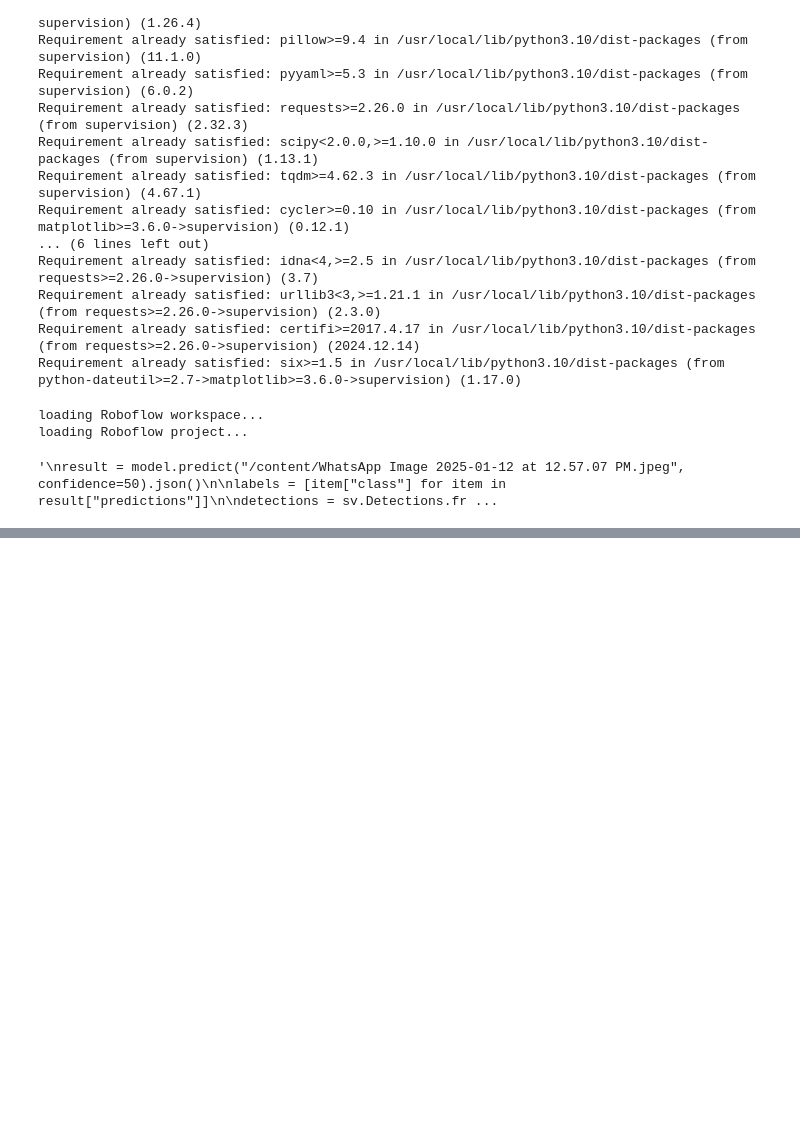
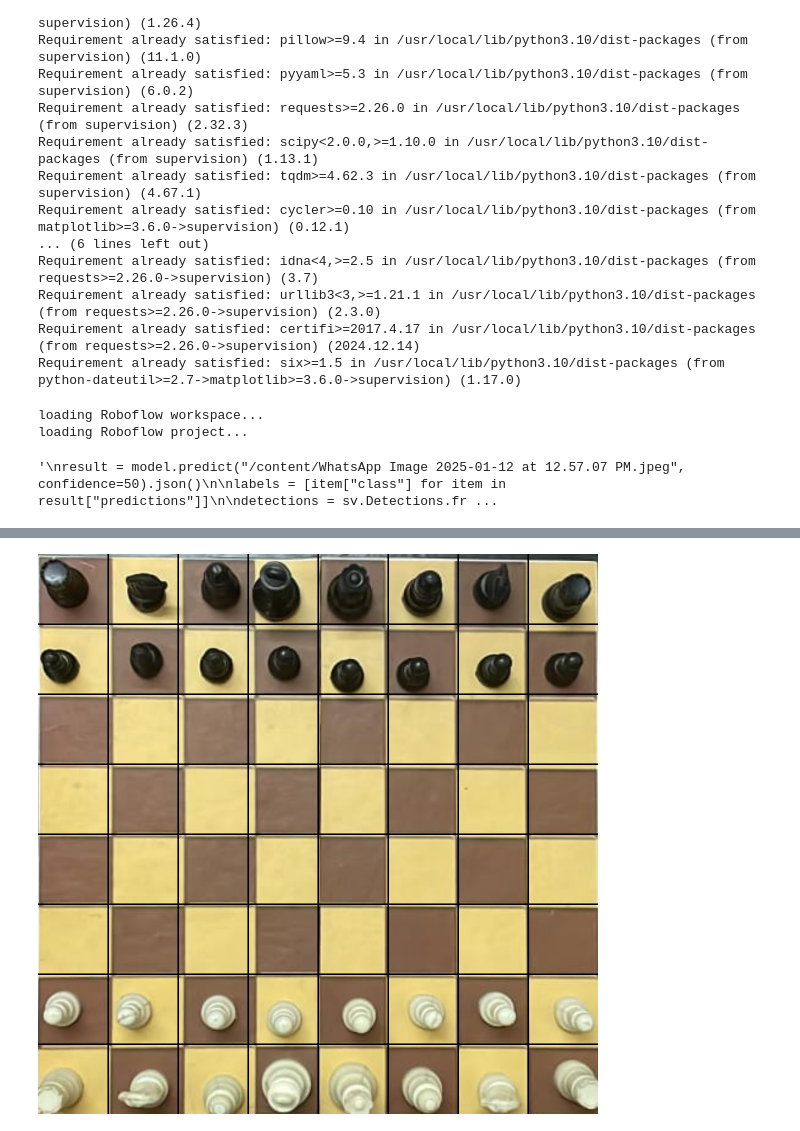
Before and after one commit to JeevanSendur-AI/FEN-Generator-From-ChessBoard, a Jupyter notebook: edge_detection.ipynb, the cells around one changed output, grey strips where cells are left out. Saved outputs shown, nothing was run; the diff lists cells and outputs as text; code cells hidden in the pictures; blank space fills up the shorter version.

```diff
--- a/edge_detection.ipynb
+++ b/edge_detection.ipynb
@@ -280,0 +427,14 @@ loading Roboflow project...
+# %%
+rows, cols = 8, 8
+width = warped_image.shape[1]
+cell_size = width // rows  # Size of each cell
+
+# Draw the grid
+for i in range(1, rows):
+    cv2.line(warped_image, (0, i * cell_size), (width, i * cell_size), (0, 0, 0), 2)  # Horizontal lines
+    cv2.line(warped_image, (i * cell_size, 0), (i * cell_size, width), (0, 0, 0), 2)  # Vertical lines
+
+# Display the image
+cv2_imshow(warped_image)
+# %% [output]
+[figure, added]
```
Also changed, not shown: parts of 5 cells of this notebook.
